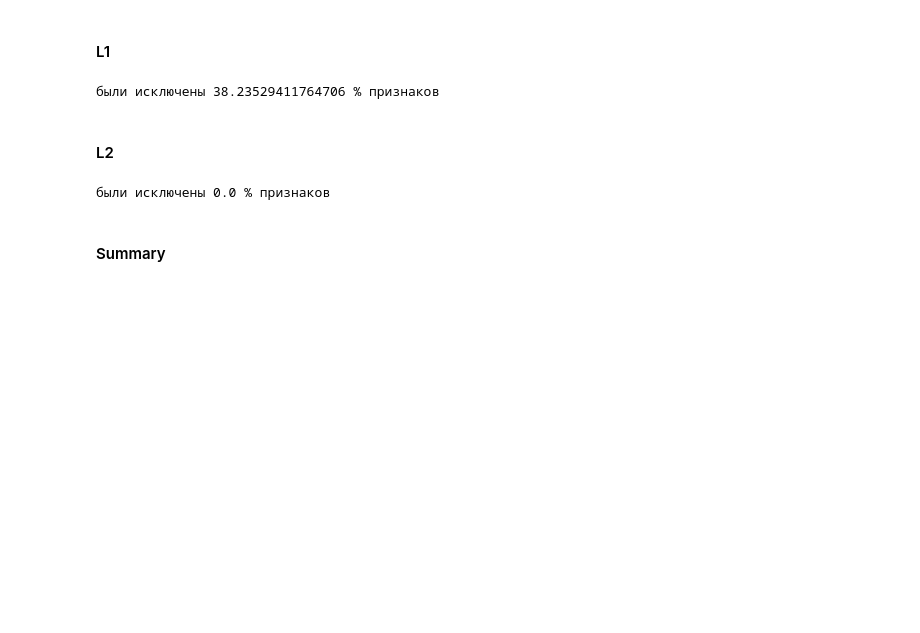
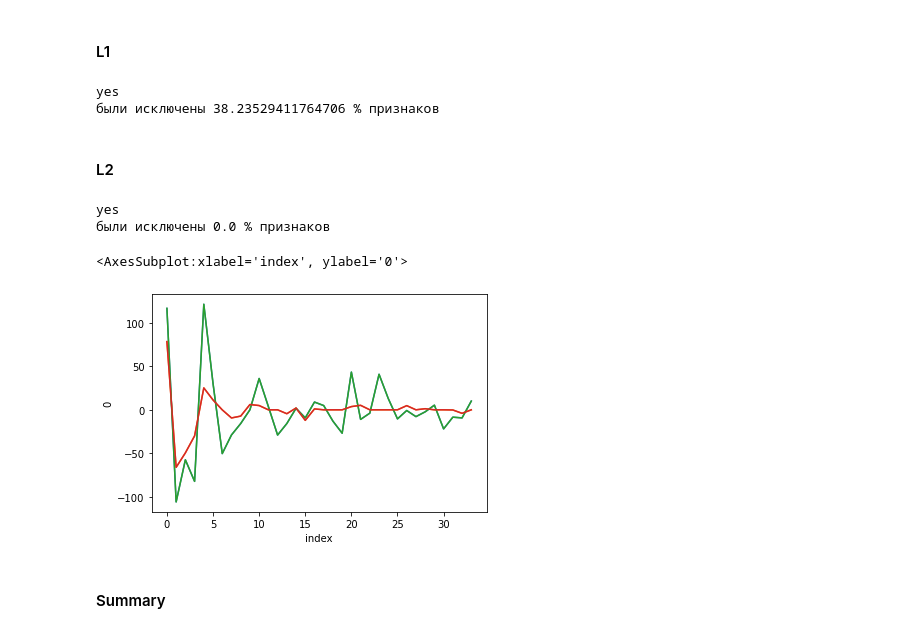
Before and after one commit to iboiarkin96/ml_epam, a Jupyter notebook: 4_overfitting_regularization/ Регуляризация.ipynb, the cells around one changed output. Saved outputs shown, nothing was run; the diff lists cells and outputs as text; code cells hidden in the pictures; blank space fills up the shorter version.

```diff
--- a/04_ overfitting_regularization/ Регуляризация.ipynb
+++ b/4_overfitting_regularization/ Регуляризация.ipynb
@@ -523,15 +530,25 @@ Min of feature 2: -2.35, max: 213.31
 # %% [markdown]
 #### L1
 # %%
-coef_L1_without = own_mоdel(df = X_diabetes[features_for_pol], degree = degree, scaler = 'yes', model = 'L1')
+coef_L1_with = own_mоdel(df = X_diabetes[features_for_pol], degree = degree, scaler = 'yes', model = 'L1')
 # %% [output]
+yes
 были исключены 38.23529411764706 % признаков
 # %% [markdown]
 #### L2
 # %%
-coef_L2_without = own_mоdel(df = X_diabetes[features_for_pol], degree = degree, scaler = 'yes', model = 'L2')
+coef_L2_with = own_mоdel(df = X_diabetes[features_for_pol], degree = degree, scaler = 'yes', model = 'L2')
 # %% [output]
+yes
 были исключены 0.0 % признаков
+# %%
+sns.lineplot(data =pd.DataFrame(coef_L2_without).T.reset_index(), y = 0, x = 'index')
+sns.lineplot(data =pd.DataFrame(coef_L1_without).reset_index(), y = 0, x = 'index')
+sns.lineplot(data =pd.DataFrame(coef_L2_with).T.reset_index(), y = 0, x = 'index')
+sns.lineplot(data =pd.DataFrame(coef_L1_with).reset_index(), y = 0, x = 'index')
+# %% [output]
+<AxesSubplot:xlabel='index', ylabel='0'>
+[figure, added]
 # %% [markdown]
 #### Summary
 # %% [markdown]
```
Also changed, not shown: parts of 7 cells of this notebook.
